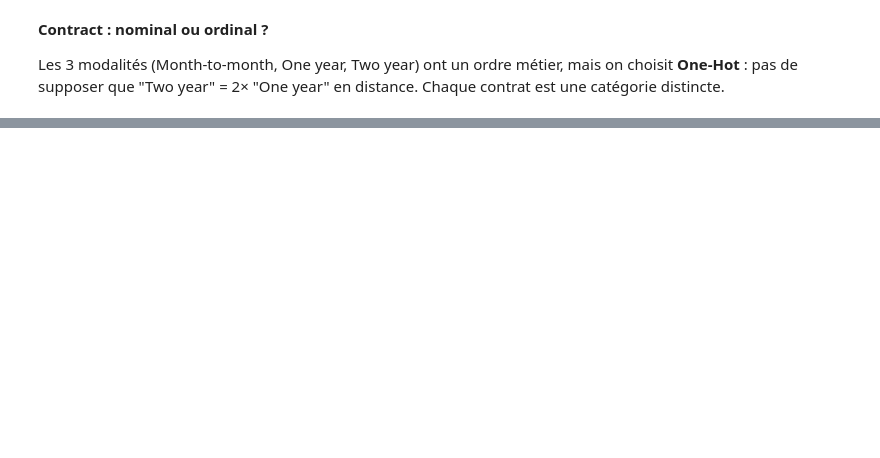
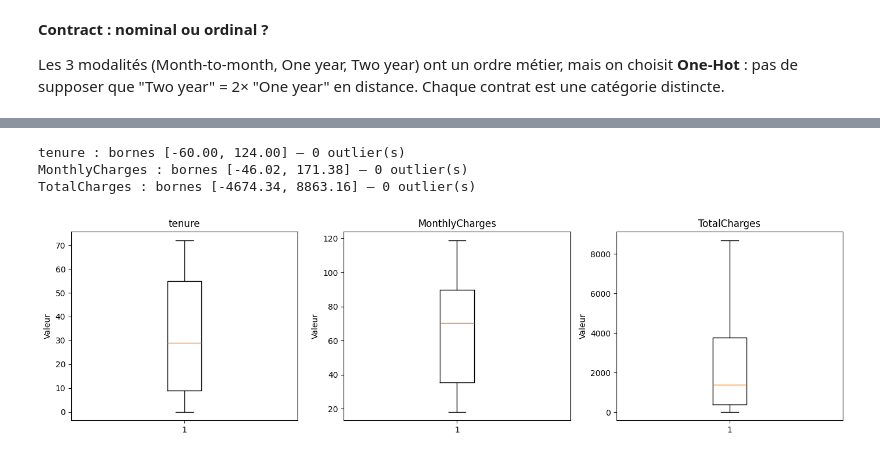
Before and after one commit to waelchaibi/arene-des-algos-Chaibi-Wael, a Jupyter notebook: telco_churn_preprocessing.ipynb, the cells around one changed output, grey strips where cells are left out. Drawn from its saved outputs; the diff is of its cells as text; code cells hidden in the pictures; blank space fills up the shorter version.

```diff
--- a/telco_churn_preprocessing.ipynb
+++ b/telco_churn_preprocessing.ipynb
@@ -215,0 +269,35 @@ print("→ C'est pourquoi on supprime les identifiants avant l'encodage.")
+# %%
+def detecter_outliers_iqr(df, colonne):
+    """Renvoie les bornes IQR et le nombre d'outliers d'une colonne numérique.
+
+    Doit renvoyer (borne_basse, borne_haute, nombre_outliers).
+    """
+    q1 = df[colonne].quantile(0.25)
+    q3 = df[colonne].quantile(0.75)
+    iqr = q3 - q1
+    borne_basse = q1 - 1.5 * iqr
+    borne_haute = q3 + 1.5 * iqr
+    outliers = (df[colonne] < borne_basse) | (df[colonne] > borne_haute)
+    return borne_basse, borne_haute, outliers.sum()
+# %%
+colonnes_num = ["tenure", "MonthlyCharges", "TotalCharges"]
+
+for col in colonnes_num:
+    bb, bh, n = detecter_outliers_iqr(df, col)
+    print(f"{col} : bornes [{bb:.2f}, {bh:.2f}] — {n} outlier(s)")
+# %% [output]
+tenure : bornes [-60.00, 124.00] — 0 outlier(s)
+MonthlyCharges : bornes [-46.02, 171.38] — 0 outlier(s)
+TotalCharges : bornes [-4674.34, 8863.16] — 0 outlier(s)
+# %%
+fig, axes = plt.subplots(1, 3, figsize=(14, 4))
+
+for ax, col in zip(axes, colonnes_num):
+    ax.boxplot(df[col])
+    ax.set_title(col)
+    ax.set_ylabel("Valeur")
+
+plt.tight_layout()
+plt.show()
+# %% [output]
+[figure, added]
```
Also changed, not shown: parts of 9 cells of this notebook.
